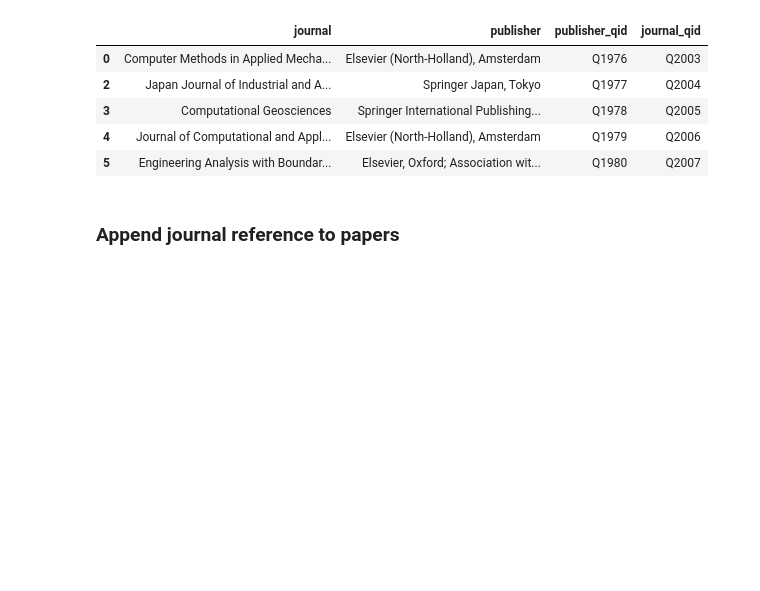
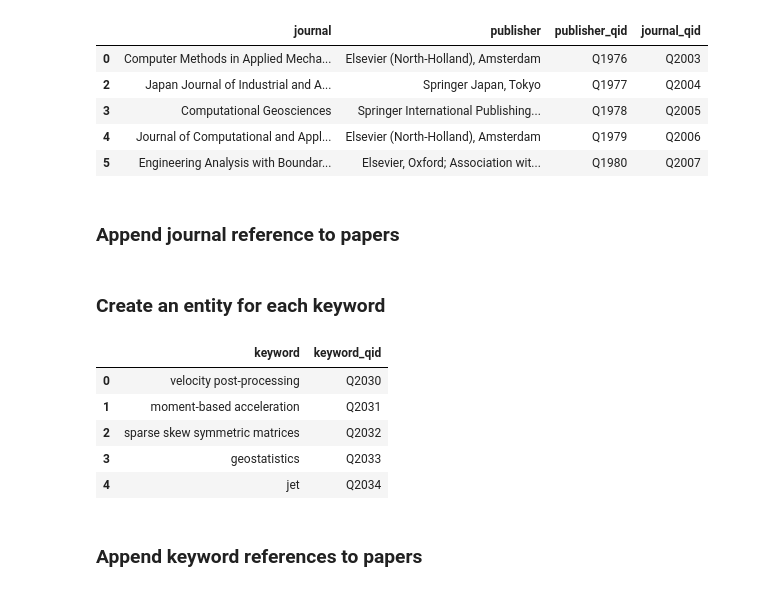
Before and after one commit to MaRDI4NFDI/portal-examples, a Jupyter notebook: Import from zbMath/WBAPI_populate_portal.ipynb, the cells around one changed output. Saved outputs shown, nothing was run; the diff lists cells and outputs as text; code cells hidden in the pictures; blank space fills up the shorter version.

Commit message:
Add keywords to papers

```diff
--- a/Import from zbMath/WBAPI_populate_portal.ipynb
+++ b/Import from zbMath/WBAPI_populate_portal.ipynb
@@ -472,3 +472,38 @@ for paper_ref,paper in papers_df.iterrows():
                     'type': 'statement', 'rank': 'normal'}]
     }
     edit_entity(session, paper_qid, data)
+# %% [markdown]
+### Create an entity for each keyword
+# %%
+import matplotlib
+
+# a flat list of unique keywords
+keywords = []
+keywords.append( [ keyword.split(';') for keyword in papers_df['keywords'] if not pd.isna(keyword)] )
+keywords = list(set(matplotlib.cbook.flatten(keywords)))
+keywords = pd.DataFrame(keywords, columns=['keyword'])
+
+# add keywords to wikibase
+for i,row in keywords.iterrows():
+    keyword = row['keyword']
+    data = {
+        'labels':{'en':{'language':'en','value':keyword}},
+        'claims': [
+            # instance of 'index term'
+            {'mainsnak':{
+                'snaktype':'value', 'property':'P31', 'datavalue':{'type':'wikibase-entityid', 'value': {'entity-type':'item','id':'Q1128340'}}},
+            'type': 'statement', 'rank': 'normal'}
+        ]}
+    keyword_qid = create_entity(session, data)
+    keywords.loc[i, 'keyword_qid'] = keyword_qid
+# %%
+keywords.head()
+# %% [output]
+|  | keyword | keyword_qid |
+| 0 | velocity post-processing | Q2030 |
+| 1 | moment-based acceleration | Q2031 |
+| 2 | sparse skew symmetric matrices | Q2032 |
+| 3 | geostatistics | Q2033 |
+| 4 | jet | Q2034 |
+# %% [markdown]
+### Append keyword references to papers
```
Also changed, not shown: parts of 1 cell of this notebook, 5 other files.
